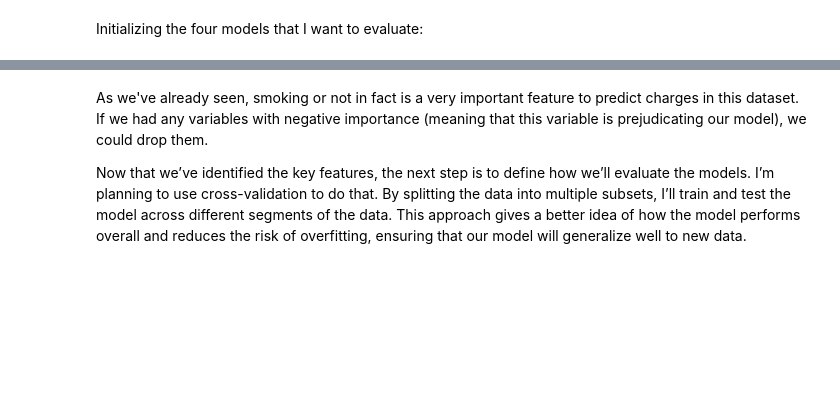
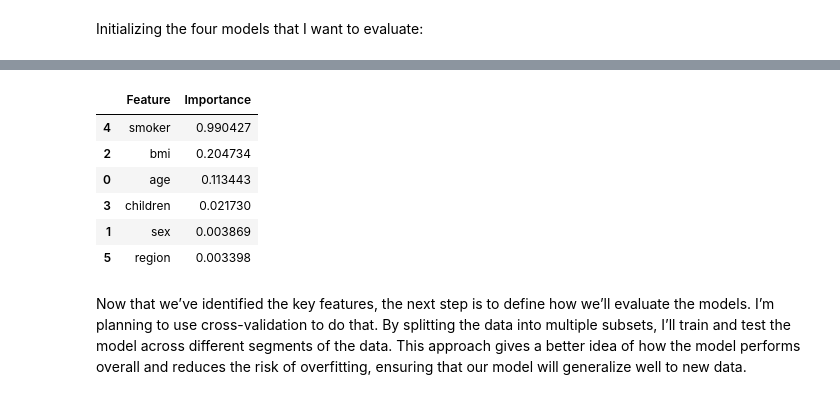
Before and after one commit to gustavofladeira/medical-costs, a Jupyter notebook: main_script.ipynb, the cells around one changed output, grey strips where cells are left out. Cells and saved outputs as stored; diff of their text form; code cells hidden in the pictures; blank space fills up the shorter version.

```diff
--- a/main_script.ipynb
+++ b/main_script.ipynb
@@ -366,4 +390,37 @@ importances.sort_values(by='Importance', ascending=False)
+# %%
+# less important columns based on the Feature Importance
+less_important_cols = ['bmi_and_smoker', # this variable is very important, but it is highly correlated with other 2 variables
+                       'female', 'has_children', 'bmi_over_30']
+
+X_train = X_train.drop(columns = less_important_cols)
+X_test = X_test.drop(columns = less_important_cols)
+# %%
+# checking the Feature Importance again
+encoder = CatBoostEncoder()
+
+X_train_encoded = X_train.copy()
+X_test_encoded = X_test.copy()
+
+for col in X_train_encoded.select_dtypes(include=['object']).columns:
+    X_train_encoded[col] = encoder.fit_transform(X_train_encoded[col], y_train)
+    X_test_encoded[col] = encoder.transform(X_test_encoded[col])
+
+model_XGBoost.fit(X_train_encoded, y_train)
+
+r = permutation_importance(model_XGBoost, X_test_encoded, y_test, n_repeats=30, random_state=123)
+
+# importances
+importances = pd.DataFrame({'Feature': X_test_encoded.columns,
+                            'Importance': r.importances_mean})
+
+importances.sort_values(by='Importance', ascending=False)
+# %% [output]
+|  | Feature | Importance |
+| 4 | smoker | 0.990427 |
+| 2 | bmi | 0.204734 |
+| 0 | age | 0.113443 |
+| 3 | children | 0.021730 |
+| 1 | sex | 0.003869 |
+| 5 | region | 0.003398 |
 # %% [markdown]
-As we've already seen, smoking or not in fact is a very important feature to predict charges in this dataset. If we had any variables with negative importance (meaning that this variable is prejudicating our model), we could drop them.
-
 Now that we’ve identified the key features, the next step is to define how we’ll evaluate the models. I’m planning to use cross-validation to do that. By splitting the data into multiple subsets, I’ll train and test the model across different segments of the data. This approach gives a better idea of how the model performs overall and reduces the risk of overfitting, ensuring that our model will generalize well to new data.
```
Also changed, not shown: parts of 12 cells of this notebook, 12 other files.
